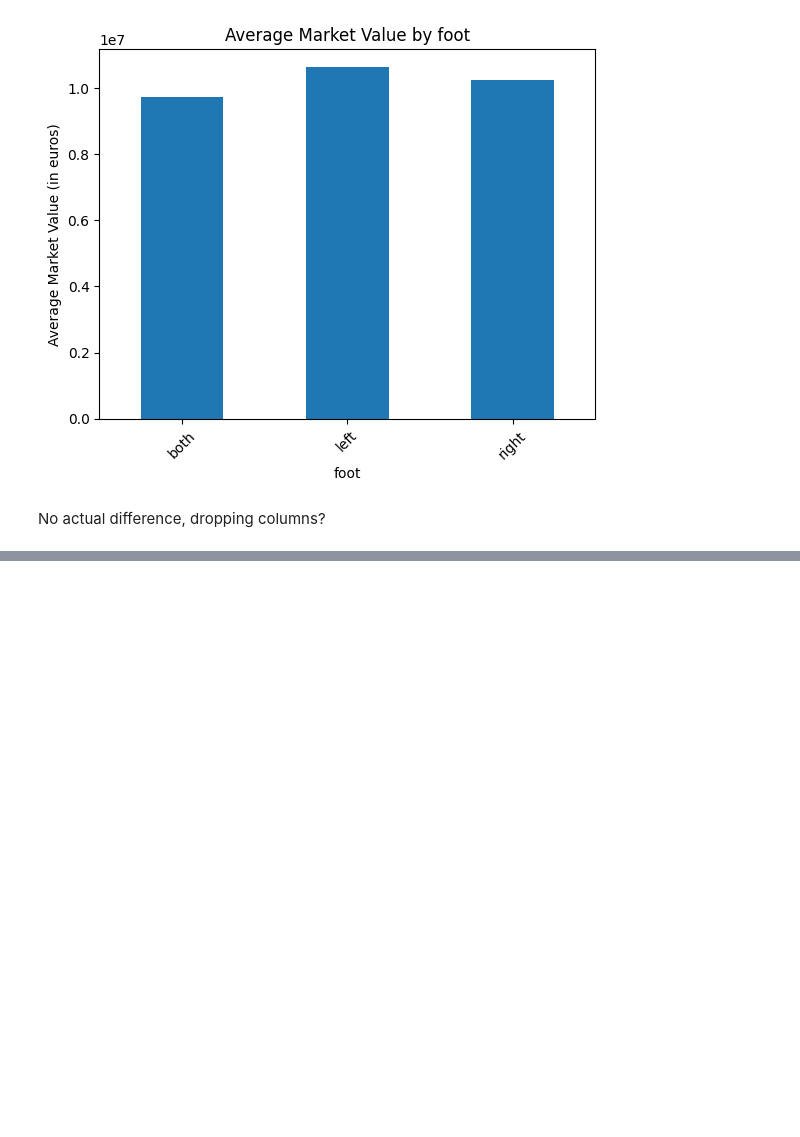
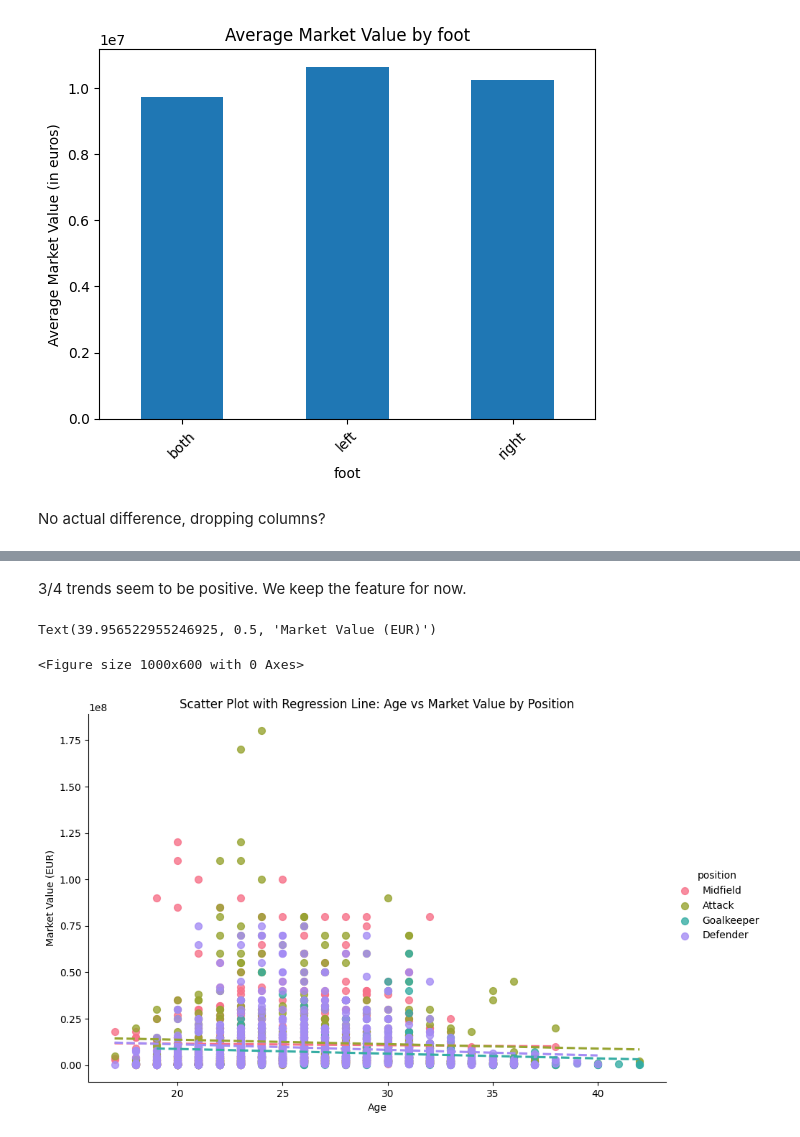
Before and after one commit to rogoran/transferValuationProject, a Jupyter notebook: dataset_analysis.ipynb, the cells around one changed output, grey strips where cells are left out. Drawn from its saved outputs; the diff is of its cells as text; code cells hidden in the pictures; blank space fills up the shorter version.

```diff
--- a/dataset_analysis.ipynb
+++ b/dataset_analysis.ipynb
@@ -497,0 +553,18 @@ No actual difference, dropping columns?
+# %% [markdown]
+3/4 trends seem to be positive. We keep the feature for now.
+# %%
+# Set the color palette for each position
+palette = sns.color_palette("husl", n_colors=len(df_features['position'].unique()))
+
+# Create a scatter plot with a regression line
+plt.figure(figsize=(10, 6))
+sns.lmplot(x='age', y='market_value_in_eur', hue='position', data=df_features, scatter_kws={'s': 50}, line_kws={'linestyle':'--'}, ci=None, palette=palette, height=6, aspect=1.5)
+
+# Adjust titles and labels
+plt.title('Scatter Plot with Regression Line: Age vs Market Value by Position')
+plt.xlabel('Age')
+plt.ylabel('Market Value (EUR)')
+# %% [output]
+Text(39.956522955246925, 0.5, 'Market Value (EUR)')
+<Figure size 1000x600 with 0 Axes>
+[figure, added]
```
Also changed, not shown: parts of 23 cells of this notebook.
